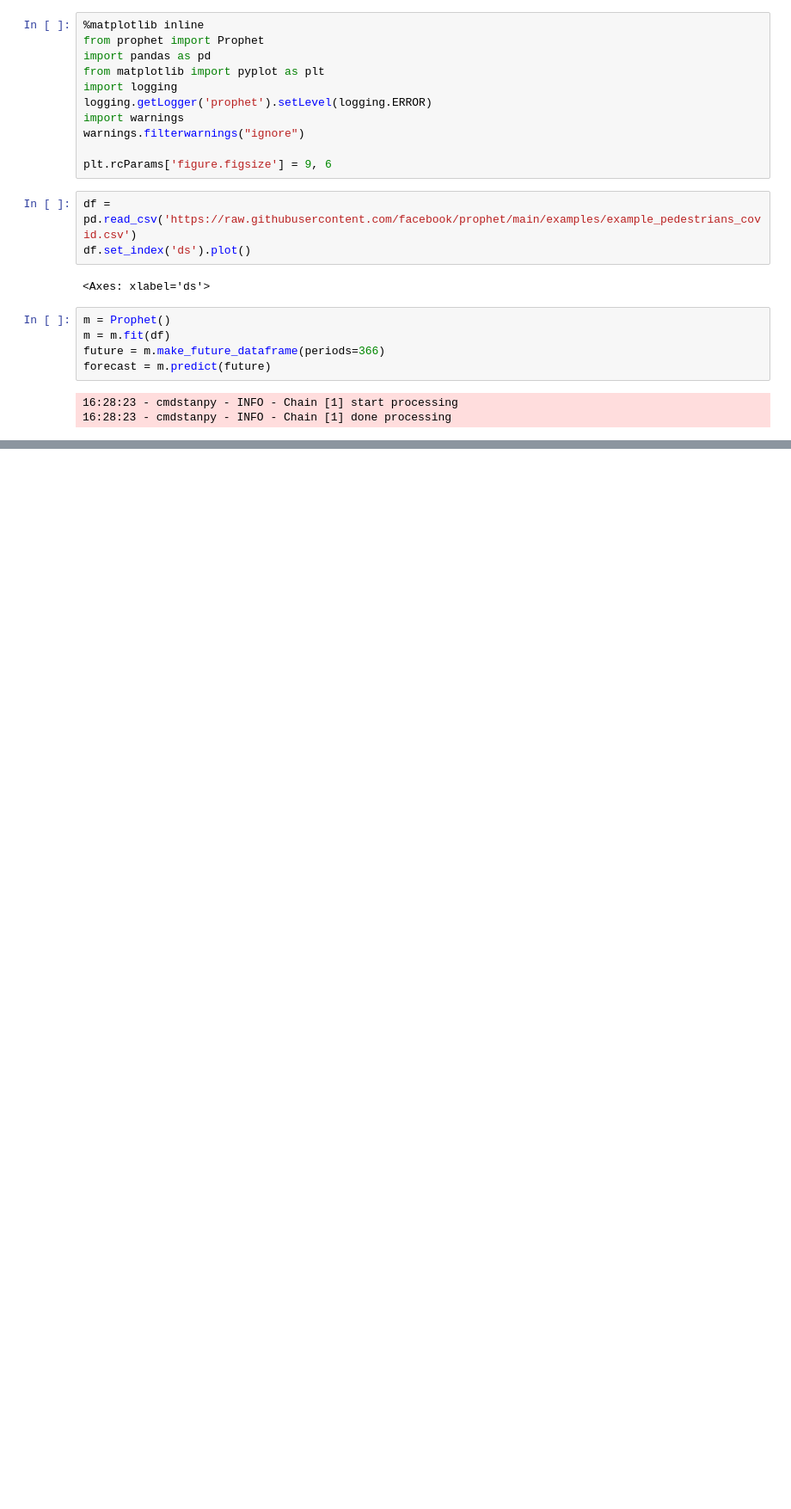
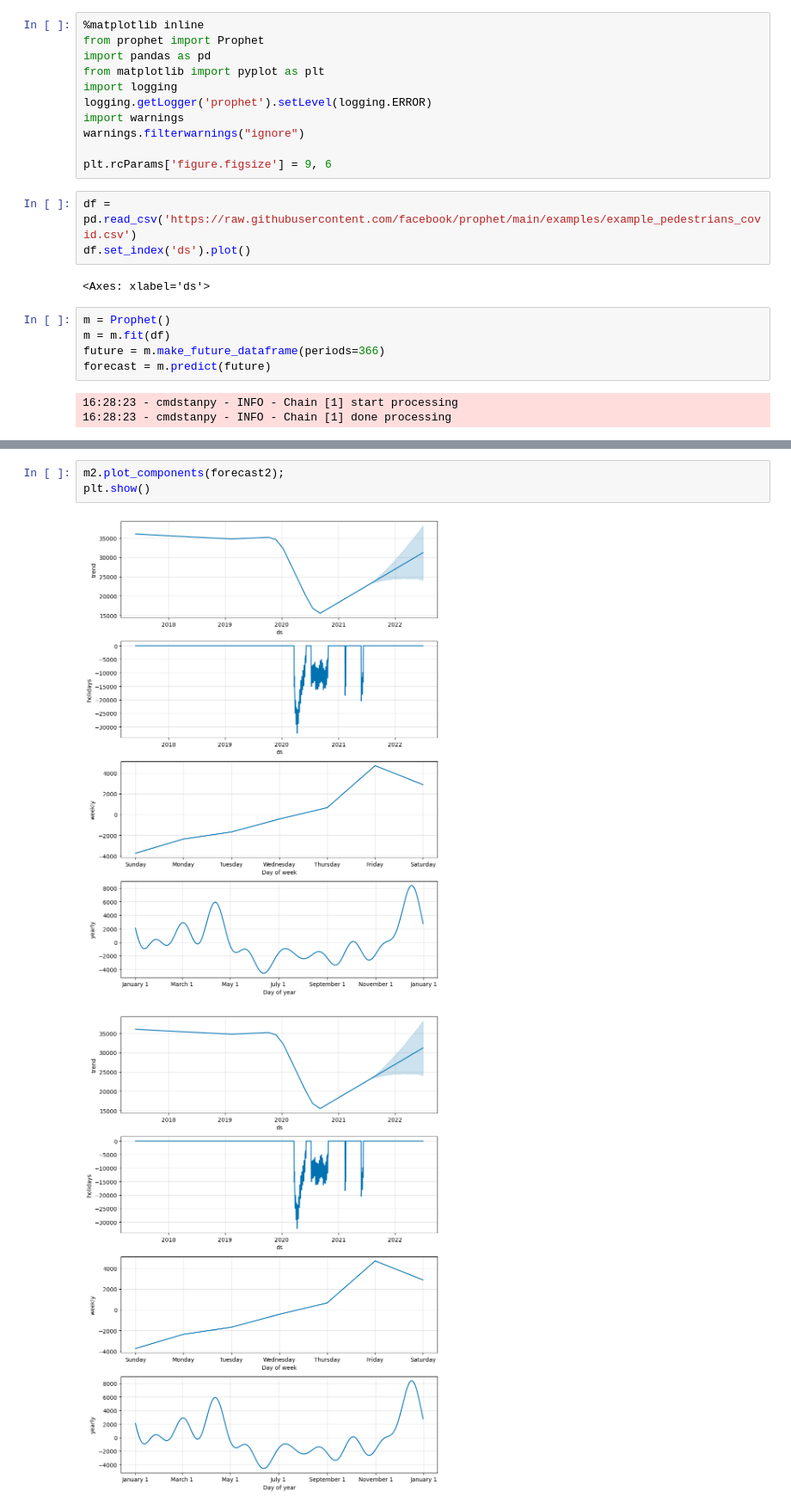
Before and after one commit to ajcryan/FB_Prophet_Project, a Jupyter notebook: FBProphetCovid.ipynb, the cells around one changed output, grey strips where cells are left out. Shown at 86% size. Saved outputs shown, nothing was run; the diff lists cells and outputs as text; blank space fills up the shorter version.

```diff
--- a/FBProphetCovid.ipynb
+++ b/FBProphetCovid.ipynb
@@ -30,0 +74,6 @@ m.plot_components(forecast);
+# %%
+m2.plot_components(forecast2);
+plt.show()
+# %% [output]
+[figure, added]
+[figure, added]
```
Also changed, not shown: parts of 16 cells of this notebook, 1 other file.
